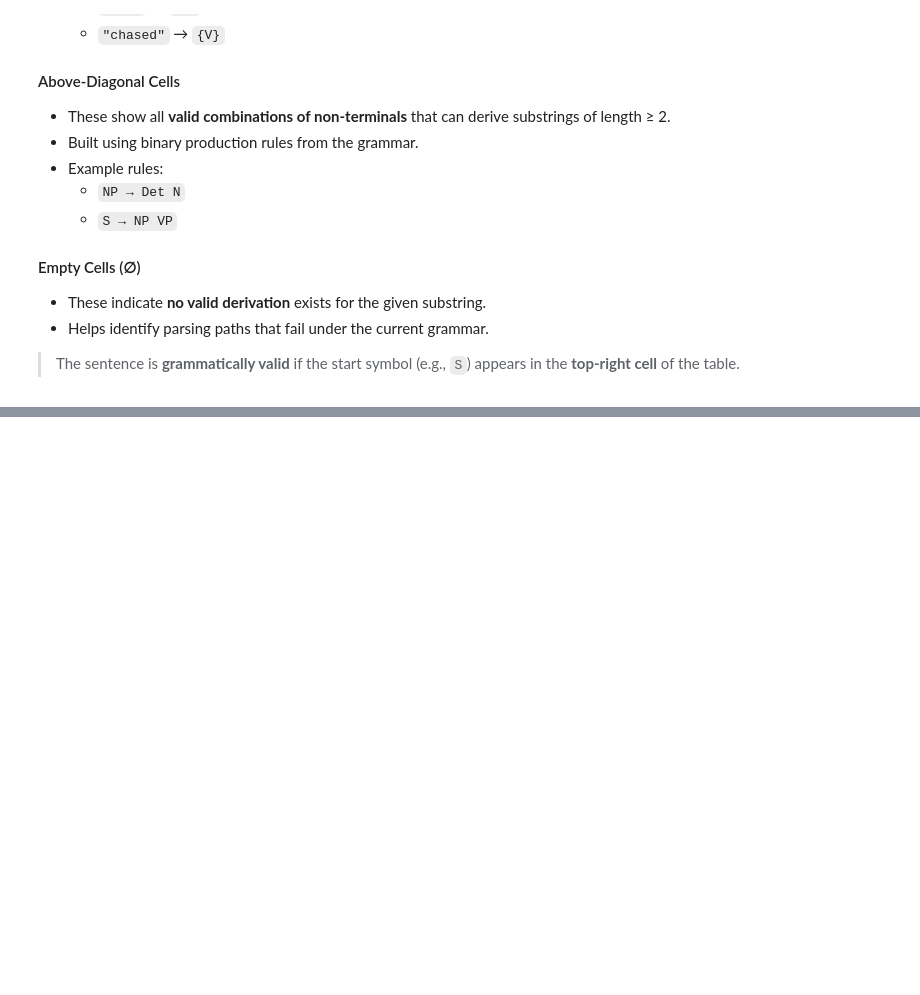
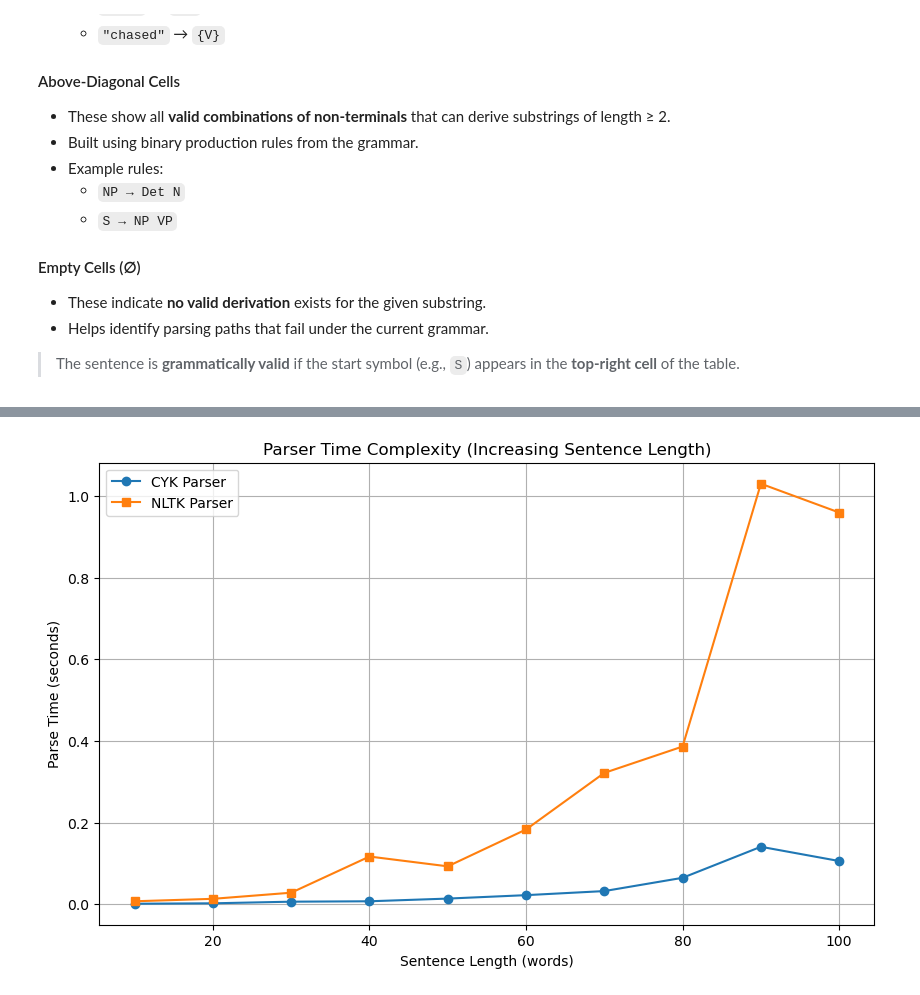
Before and after one commit to yooying/DSA, a Jupyter notebook: CYK-Finals-Draft.ipynb, the cells around one changed output, grey strips where cells are left out. Cells and saved outputs as stored; diff of their text form; code cells hidden in the pictures; blank space fills up the shorter version.

```diff
--- a/CYK-Finals-Draft.ipynb
+++ b/CYK-Finals-Draft.ipynb
@@ -490,0 +1380,41 @@ The table above represents the **CYK parse table** generated for the input sente
+# %%
+import matplotlib.pyplot as plt
+import numpy as np
+
+cyk_times = []
+nltk_times = []
+lengths = list(range(10, 110, 10))  # Sentence lengths: 10 to 100
+
+for n in lengths:
+    sentence = "the dog with " * (n // 2) + "the cat"
+    tokens = sentence.strip().split()
+
+    # CYK Timing
+    start = time.time()
+    try:
+        cyk_table = cyk_all_parses(tokens, ambiguous_grammar)
+        cyk_trees = build_all_trees(cyk_table, ambiguous_grammar.start(), 0, len(tokens))
+    except:
+        cyk_trees = []
+    cyk_times.append(time.time() - start)
+
+    # NLTK Timing
+    start = time.time()
+    try:
+        nltk_trees = list(nltk_parser.parse(tokens))
+    except:
+        nltk_trees = []
+    nltk_times.append(time.time() - start)
+
+# Plotting
+plt.figure(figsize=(10, 6))
+plt.plot(lengths, cyk_times, label="CYK Parser", marker='o')
+plt.plot(lengths, nltk_times, label="NLTK Parser", marker='s')
+plt.title("Parser Time Complexity (Increasing Sentence Length)")
+plt.xlabel("Sentence Length (words)")
+plt.ylabel("Parse Time (seconds)")
+plt.legend()
+plt.grid(True)
+plt.show()
+# %% [output]
+[figure, added]
```
Also changed, not shown: parts of 53 cells of this notebook.
